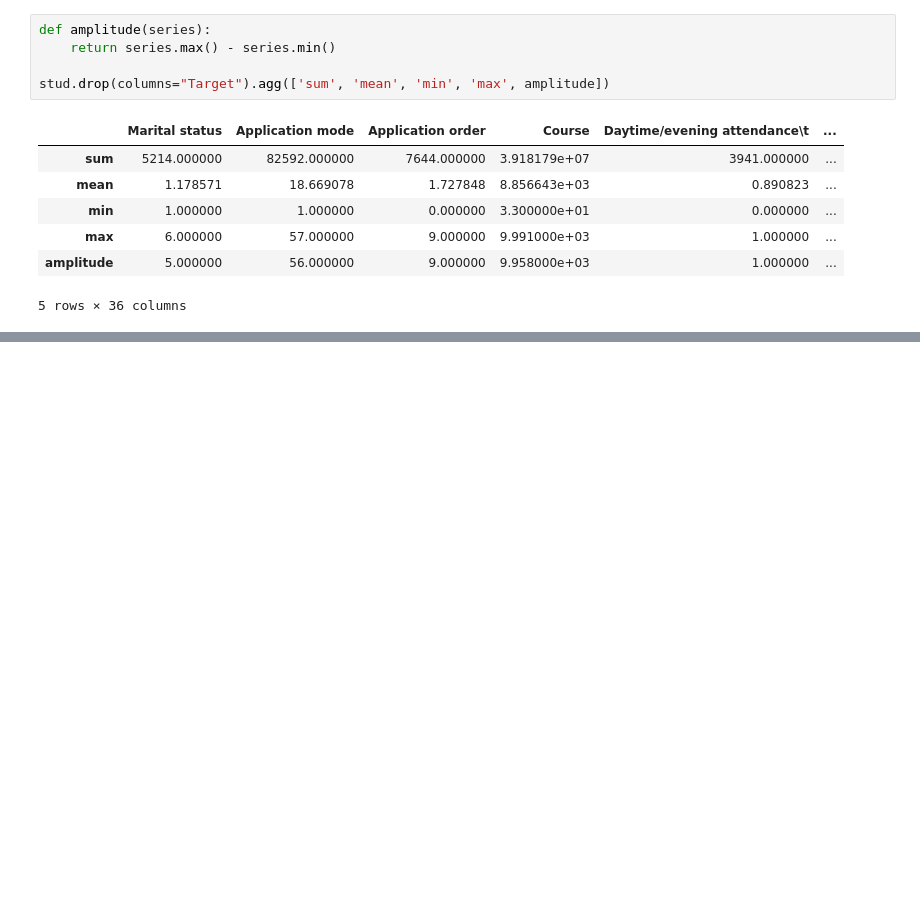
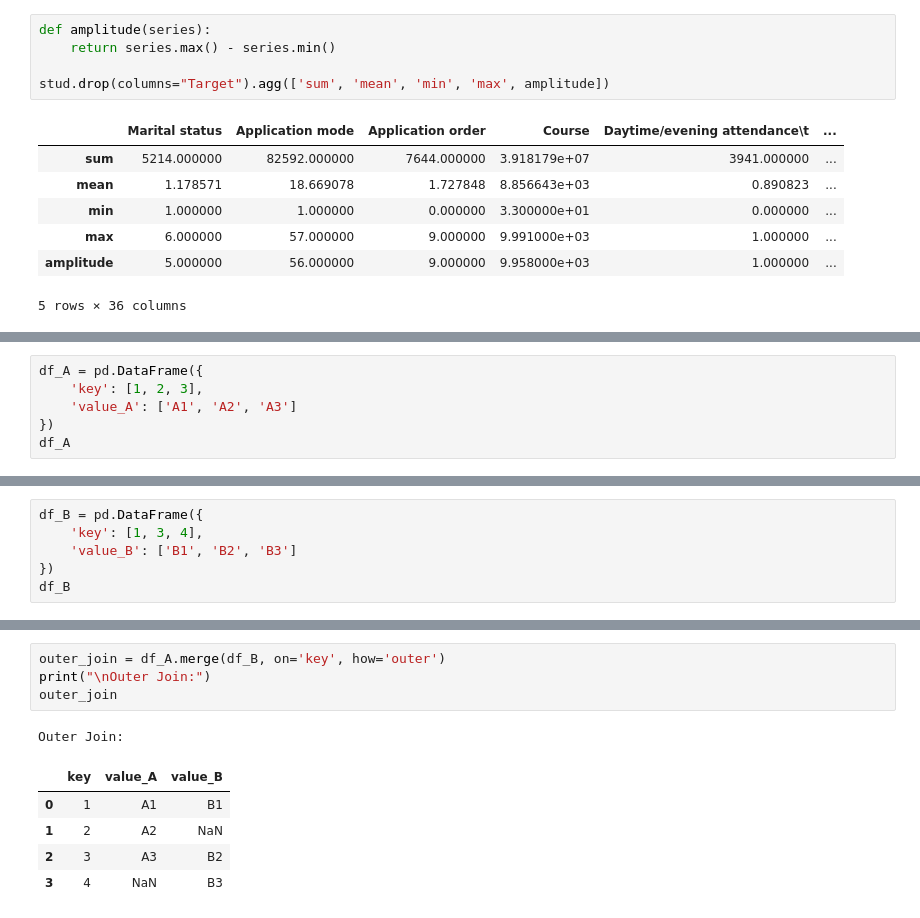
Before and after one commit to joaoholandaa/pandas, a Jupyter notebook: notebooks/part2.ipynb, the cells around one changed output, grey strips where cells are left out. Saved outputs shown, nothing was run; the diff lists cells and outputs as text; blank space fills up the shorter version.

```diff
--- a/notebooks/part2.ipynb
+++ b/notebooks/part2.ipynb
@@ -162,0 +227,6 @@ stud.drop(columns="Target").agg(['sum', 'mean', 'min', 'max', amplitude])
+# %%
+df_A = pd.DataFrame({
+    'key': [1, 2, 3],
+    'value_A': ['A1', 'A2', 'A3']
+})
+df_A
@@ -162,0 +238,6 @@ stud.drop(columns="Target").agg(['sum', 'mean', 'min', 'max', amplitude])
+# %%
+df_B = pd.DataFrame({
+    'key': [1, 3, 4],
+    'value_B': ['B1', 'B2', 'B3']
+})
+df_B
@@ -162,0 +278,11 @@ stud.drop(columns="Target").agg(['sum', 'mean', 'min', 'max', amplitude])
+# %%
+outer_join = df_A.merge(df_B, on='key', how='outer')
+print("\nOuter Join:")
+outer_join
+# %% [output]
+Outer Join:
+|  | key | value_A | value_B |
+| 0 | 1 | A1 | B1 |
+| 1 | 2 | A2 | NaN |
+| 2 | 3 | A3 | B2 |
+| 3 | 4 | NaN | B3 |
```
Also changed, not shown: parts of 12 cells of this notebook.
